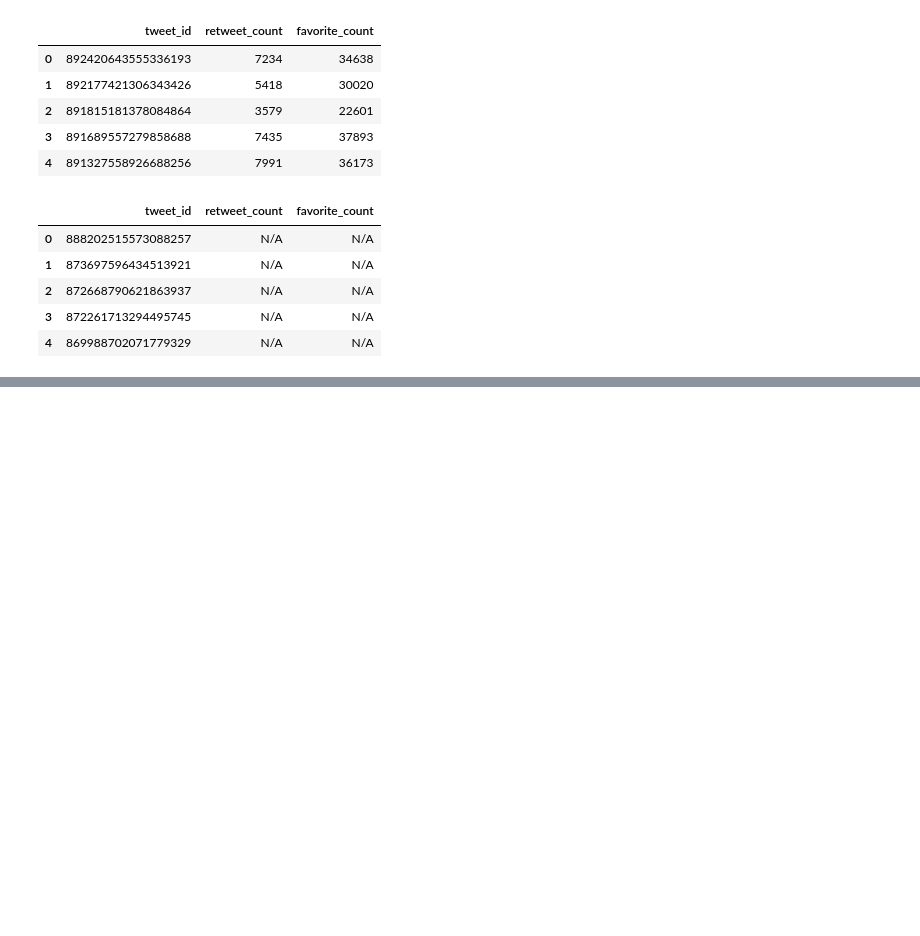
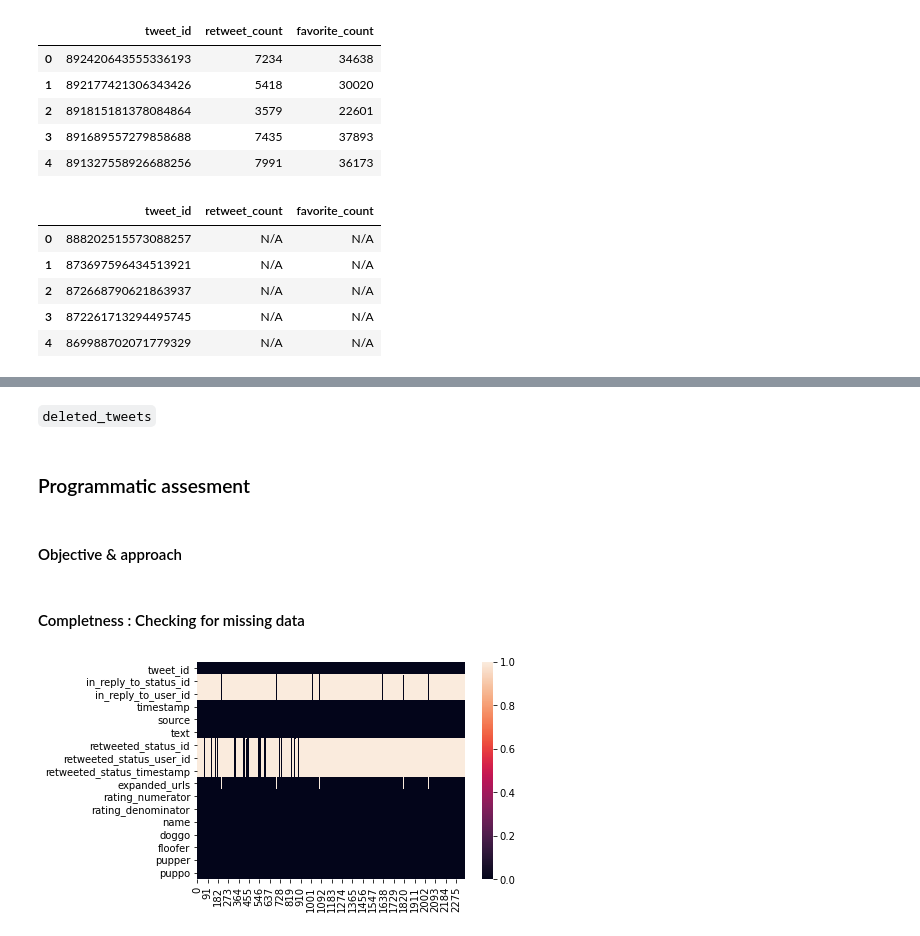
Before and after one commit to nis-23/tweet-data-wrangling, a Jupyter notebook: Tweet Data Wrangling/wrangle_act.ipynb, the cells around one changed output, grey strips where cells are left out. Drawn from its saved outputs; the diff is of its cells as text; code cells hidden in the pictures; blank space fills up the shorter version.

Commit message:
Add assessment and cleaning scripts

```diff
--- a/Tweet Data Wrangling/wrangle_act.ipynb
+++ b/Tweet Data Wrangling/wrangle_act.ipynb
@@ -360,0 +341,10 @@ deleted_tweets.head()
+# %%
+"""
+                         Run this cell only if data gathering scripts were run in
+                         a different session.
+"""
+
+twitter_archive_enhanced = pd.read_csv('extracted_files/twitter-archive-enhanced.csv')
+tweet_attrs = pd.read_csv('extracted_files/tweet_attrs.csv')
+deleted_tweets = pd.read_csv('extracted_files/deleted_tweets.csv')
+tweet_image_predictions = pd.read_csv('extracted_files/image-predictions.tsv', sep = '\t')
@@ -360,0 +353,7 @@ deleted_tweets.head()
+# %%
+# Protects data from accidental manipulations
+
+twitter_archive_enhanced_ =  twitter_archive_enhanced.copy()
+tweet_attrs_              =                tweet_attrs.copy()
+tweet_image_predictions_  =     tweet_image_predictions.copy()
+deleted_tweets_           =             deleted_tweets.copy()
@@ -360,0 +412,2 @@ deleted_tweets.head()
+# %% [markdown]
+`deleted_tweets`
@@ -360,0 +416,10 @@ deleted_tweets.head()
+# %% [markdown]
+### Programmatic assesment
+# %% [markdown]
+#### Objective & approach
+# %% [markdown]
+#### Completness : Checking for missing data
+# %%
+sns.heatmap(twitter_archive_enhanced_.isnull().T);
+# %% [output]
+[figure, added]
```
Also changed, not shown: parts of 158 cells of this notebook, 1 other file.
